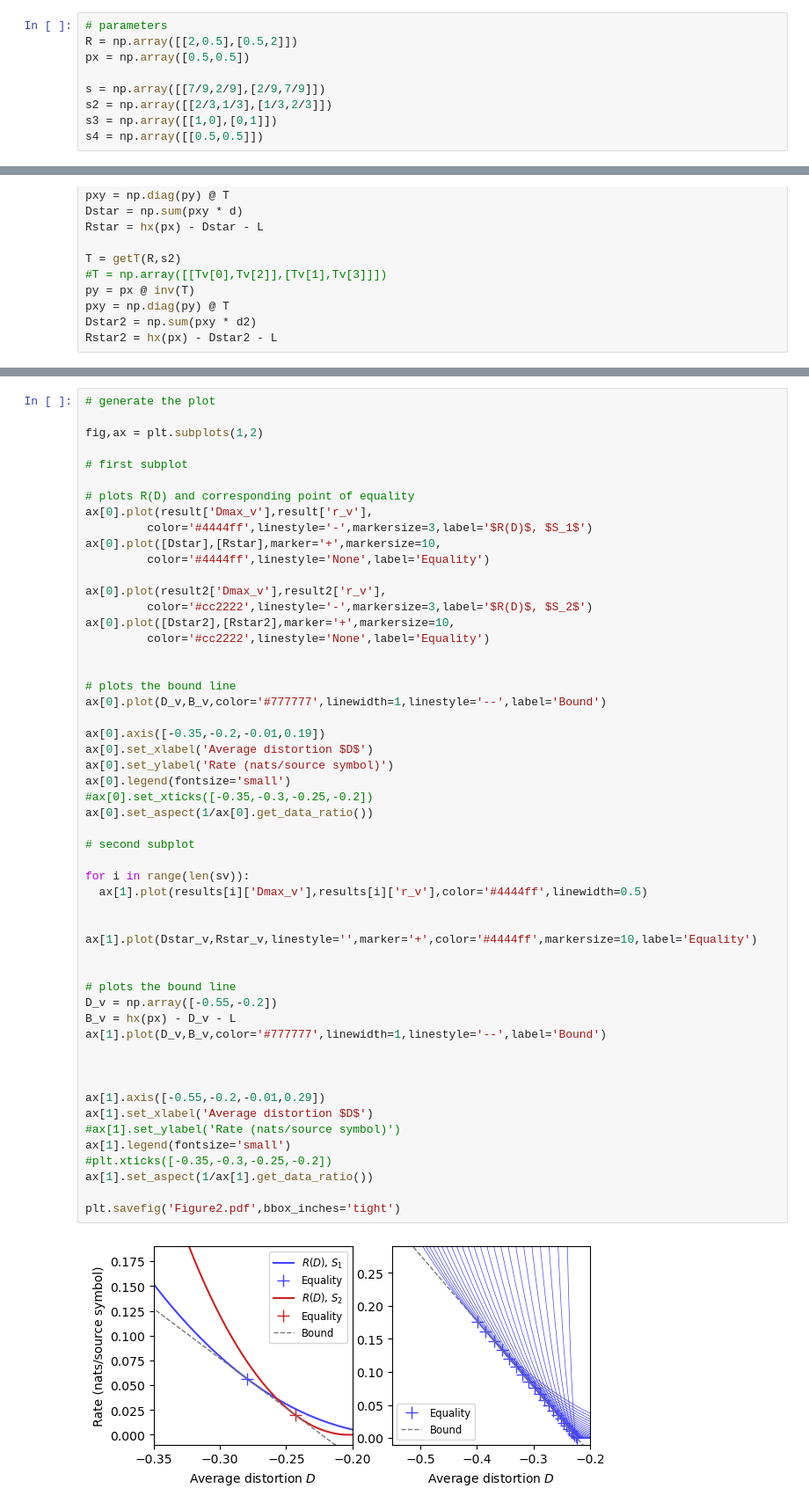
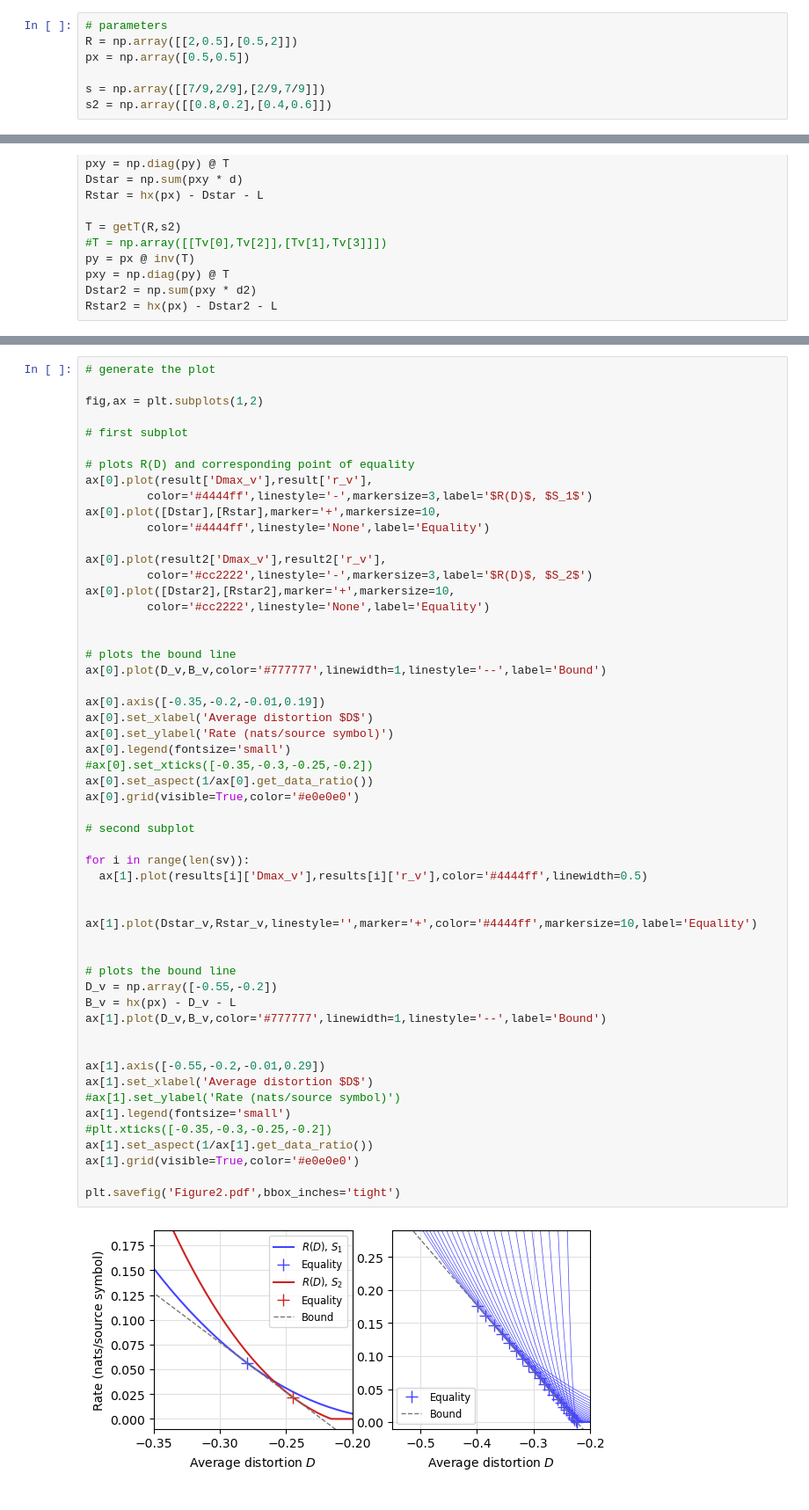
Before and after one commit to andreweckford/Distortion-and-fitness, a Jupyter notebook: Notebook-to-generate-Figure-2.ipynb, the cells around one changed output, grey strips where cells are left out. Shown at 88% size. Cells and saved outputs as stored; diff of their text form.

```diff
--- a/Notebook-to-generate-Figure-2.ipynb
+++ b/Notebook-to-generate-Figure-2.ipynb
@@ -10,9 +10,7 @@ R = np.array([[2,0.5],[0.5,2]])
 px = np.array([0.5,0.5])
 
 s = np.array([[7/9,2/9],[2/9,7/9]])
-s2 = np.array([[2/3,1/3],[1/3,2/3]])
-s3 = np.array([[1,0],[0,1]])
-s4 = np.array([[0.5,0.5]])
+s2 = np.array([[0.8,0.2],[0.4,0.6]])
 # %%
 # generate curves for the first subplot
 
@@ -107,32 +105,33 @@ ax[0].axis([-0.35,-0.2,-0.01,0.19])
 ax[0].set_xlabel('Average distortion $D$')
 ax[0].set_ylabel('Rate (nats/source symbol)')
 ax[0].legend(fontsize='small')
 #ax[0].set_xticks([-0.35,-0.3,-0.25,-0.2])
 ax[0].set_aspect(1/ax[0].get_data_ratio())
+ax[0].grid(visible=True,color='#e0e0e0')
 
 # second subplot
 
 for i in range(len(sv)):
   ax[1].plot(results[i]['Dmax_v'],results[i]['r_v'],color='#4444ff',linewidth=0.5)
 
 
 ax[1].plot(Dstar_v,Rstar_v,linestyle='',marker='+',color='#4444ff',markersize=10,label='Equality')
 
 
 # plots the bound line
 D_v = np.array([-0.55,-0.2])
 B_v = hx(px) - D_v - L
 ax[1].plot(D_v,B_v,color='#777777',linewidth=1,linestyle='--',label='Bound')
 
 
-
 ax[1].axis([-0.55,-0.2,-0.01,0.29])
 ax[1].set_xlabel('Average distortion $D$')
 #ax[1].set_ylabel('Rate (nats/source symbol)')
 ax[1].legend(fontsize='small')
 #plt.xticks([-0.35,-0.3,-0.25,-0.2])
 ax[1].set_aspect(1/ax[1].get_data_ratio())
+ax[1].grid(visible=True,color='#e0e0e0')
 
 plt.savefig('Figure2.pdf',bbox_inches='tight')
 # %% [output]
-[figure, old version]
+[figure, new version]
```
Also changed, not shown: 7 other files.
